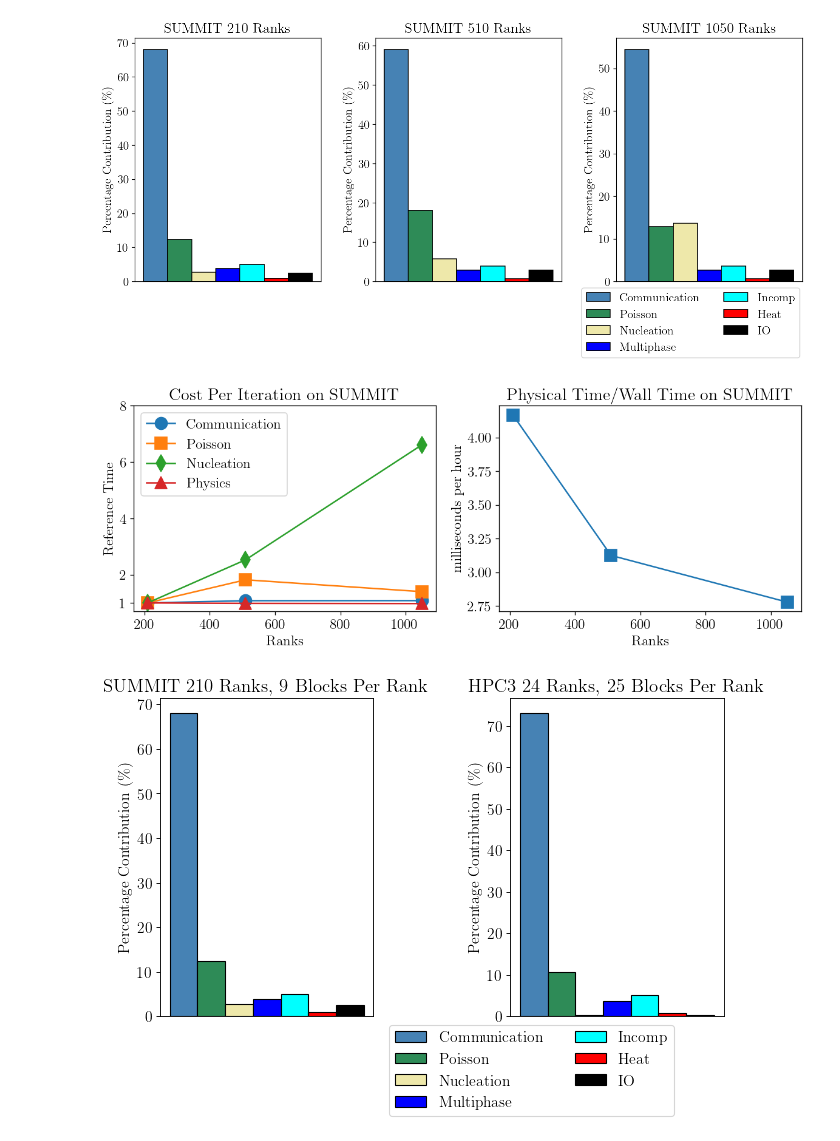
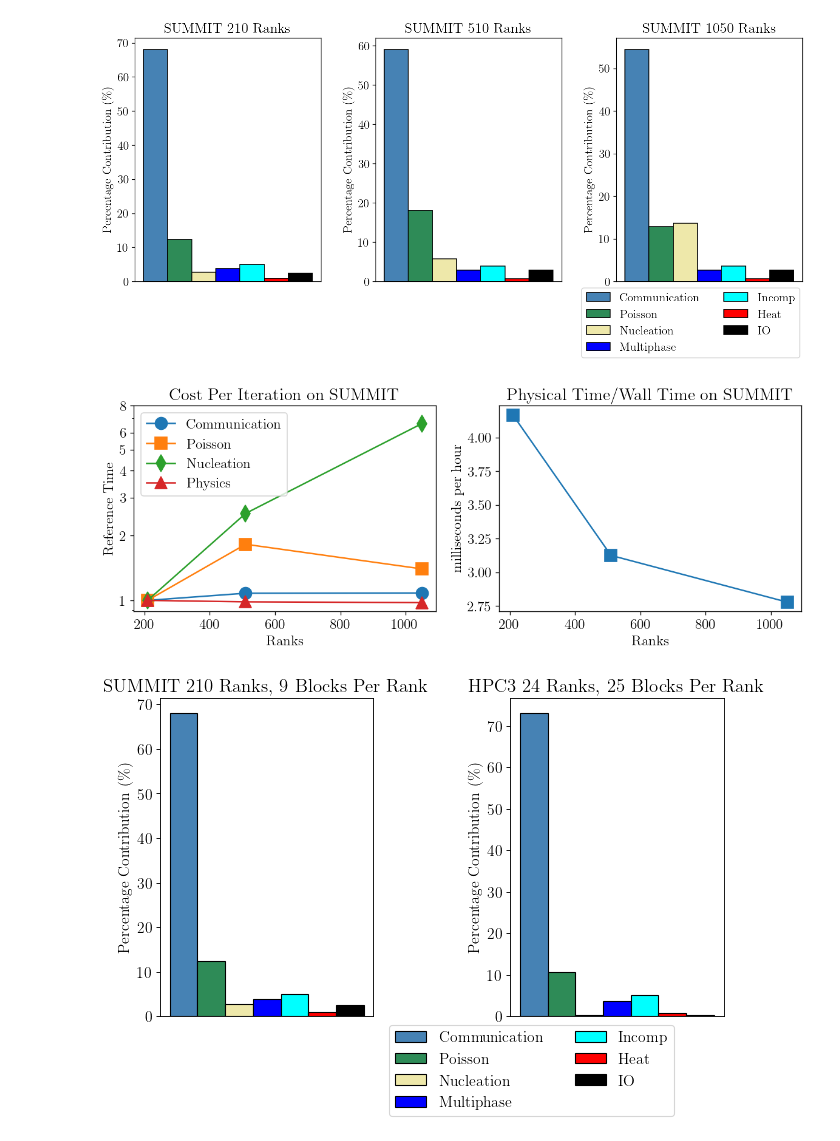
Before and after one commit to Lab-Notebooks/Flow-Boiling-Performance, a Jupyter notebook: analysis/performance/profile.ipynb, the cells around one changed output. Saved outputs shown, nothing was run; the diff lists cells and outputs as text; code cells hidden in the pictures.

```diff
--- a/analysis/performance/profile.ipynb
+++ b/analysis/performance/profile.ipynb
@@ -110,35 +111,38 @@ pyplot.rc("text", usetex=True)
 figure = pyplot.figure(figsize=(10, 4), dpi=120)
 
 ProcList = [210, 510, 1050]
 
 # Create subplots
 ax1 = figure.subplots(1,2)
 
 labels = ["Communication", "Poisson", "Nucleation", "Physics"]
 marker = iter(["o", "s", "d", "^"])
 
 for lb in labels:
     ax1[0].plot(ProcList, CostPerIteration(lb.lower()), marker = next(marker), markersize=12)
 
 ax1[0].set_title("Cost Per Iteration on SUMMIT")
 ax1[0].set_xlabel(r"Ranks")
 ax1[0].set_ylabel(r"Reference Time")
-ax1[0].set_yticks([1, 2, 4, 6, 8])
 ax1[0].legend(labels)
+ax1[0].set_yscale("log")
+ax1[0].yaxis.set_major_formatter(mticker.ScalarFormatter())
+ax1[0].yaxis.get_major_formatter().set_scientific(False)
+ax1[0].set_yticks([1, 2, 3, 4, 5, 6, 8])
 
 PhysicalTime = [SummitNodes05.simtime/SummitNodes05.walltime,
                 SummitNodes12.simtime/SummitNodes12.walltime,
                 SummitNodes25.simtime/SummitNodes25.walltime]
 
 ax1[1].plot(ProcList, PhysicalTime, marker = 's', markersize=12)
 ax1[1].set_title(r"Physical Time/Wall Time on SUMMIT")
 ax1[1].set_xlabel(r"Ranks")
 ax1[1].set_ylabel(r"milliseconds per hour")
 
 #pyplot.legend(labels)
 pyplot.tight_layout()
 # %% [output]
-[figure, old version]
+[figure, new version]
 # %%
 # Plot figure
 pyplot.rc("font", family="serif", size=14, weight="bold")
```
Also changed, not shown: parts of 1 cell of this notebook.
